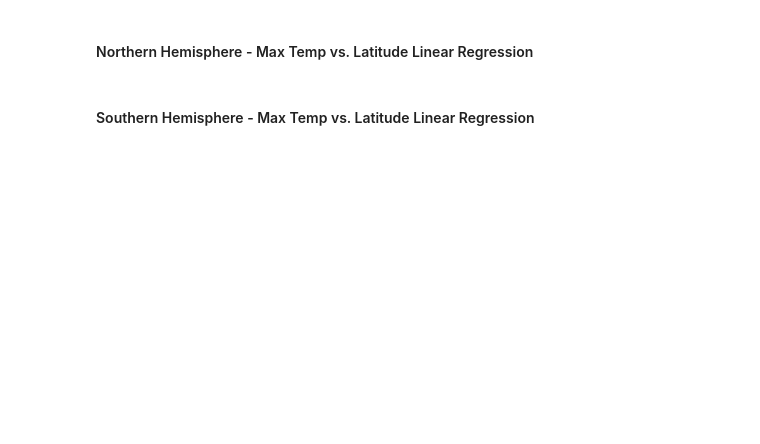
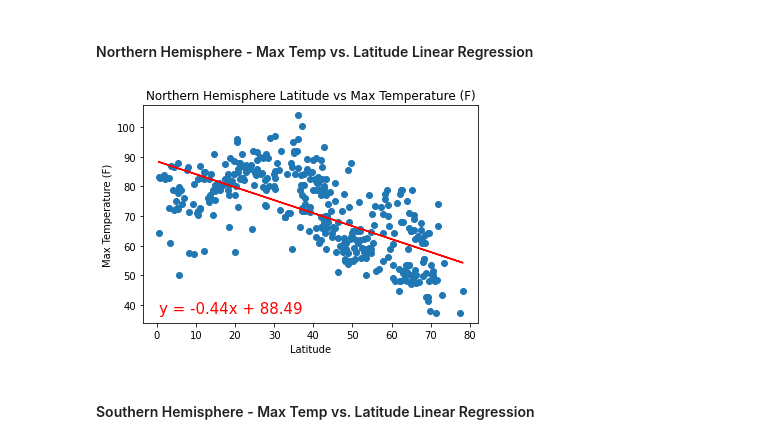
Before and after one commit to csadlo/Python-APIs-challenge, a Jupyter notebook: WeatherPy/WeatherPy.ipynb, the cells around one changed output. Drawn from its saved outputs; the diff is of its cells as text; code cells hidden in the pictures; blank space fills up the shorter version.

Commit message:
Adding function to perform linear regression analysis

```diff
--- a/WeatherPy/WeatherPy.ipynb
+++ b/WeatherPy/WeatherPy.ipynb
@@ -284,3 +294,6 @@ Text(0.5, 1.0, 'Wind (MPH) vs Latitude')
 # OPTIONAL: Create a function to create Linear Regression plots
 # %%
 # Create Northern and Southern Hemisphere DataFrames
+north_weather_data_df = clean_city_data_df[clean_city_data_df["Latitude"] >= 0]
+south_weather_data_df = clean_city_data_df[clean_city_data_df["Latitude"] < 0]
+north_weather_data_df.head()
@@ -287,4 +307,28 @@ Text(0.5, 1.0, 'Wind (MPH) vs Latitude')
+# %%
+# Declare the function and create the UDF
+# LRS stands for Linear_Regression_Scatter
+def plot_LRS_func(x_values: pd.Series, y_values: pd.Series, title, x_title, y_title) :
+
+    (slope, intercept, rvalue, pvalue, stderr) = linregress(x_values, y_values)
+    regress_values = x_values * slope + intercept
+    line_eq = "y = " + str(round(slope,2)) + "x + " + str(round(intercept,2))
+    plt.scatter(x_values,y_values)
+    plt.plot(x_values,regress_values,"r-")
+    plt.annotate(line_eq,(min(x_values),min(y_values)),fontsize=15,color="red")
+    plt.title(f"{title}")
+    plt.xlabel(x_title)
+    plt.ylabel(y_title)
+
+    return
 # %% [markdown]
 ####  Northern Hemisphere - Max Temp vs. Latitude Linear Regression
+# %%
+plot_LRS_func(north_weather_data_df["Latitude"],
+             north_weather_data_df["Max Temperature (F)"],
+             "Northern Hemisphere Latitude vs Max Temperature (F)",
+             "Latitude",
+             "Max Temperature (F)")
+# %% [output]
+[figure, added]
 # %% [markdown]
 ####  Southern Hemisphere - Max Temp vs. Latitude Linear Regression
```
Also changed, not shown: parts of 18 cells of this notebook, 3 other files.
